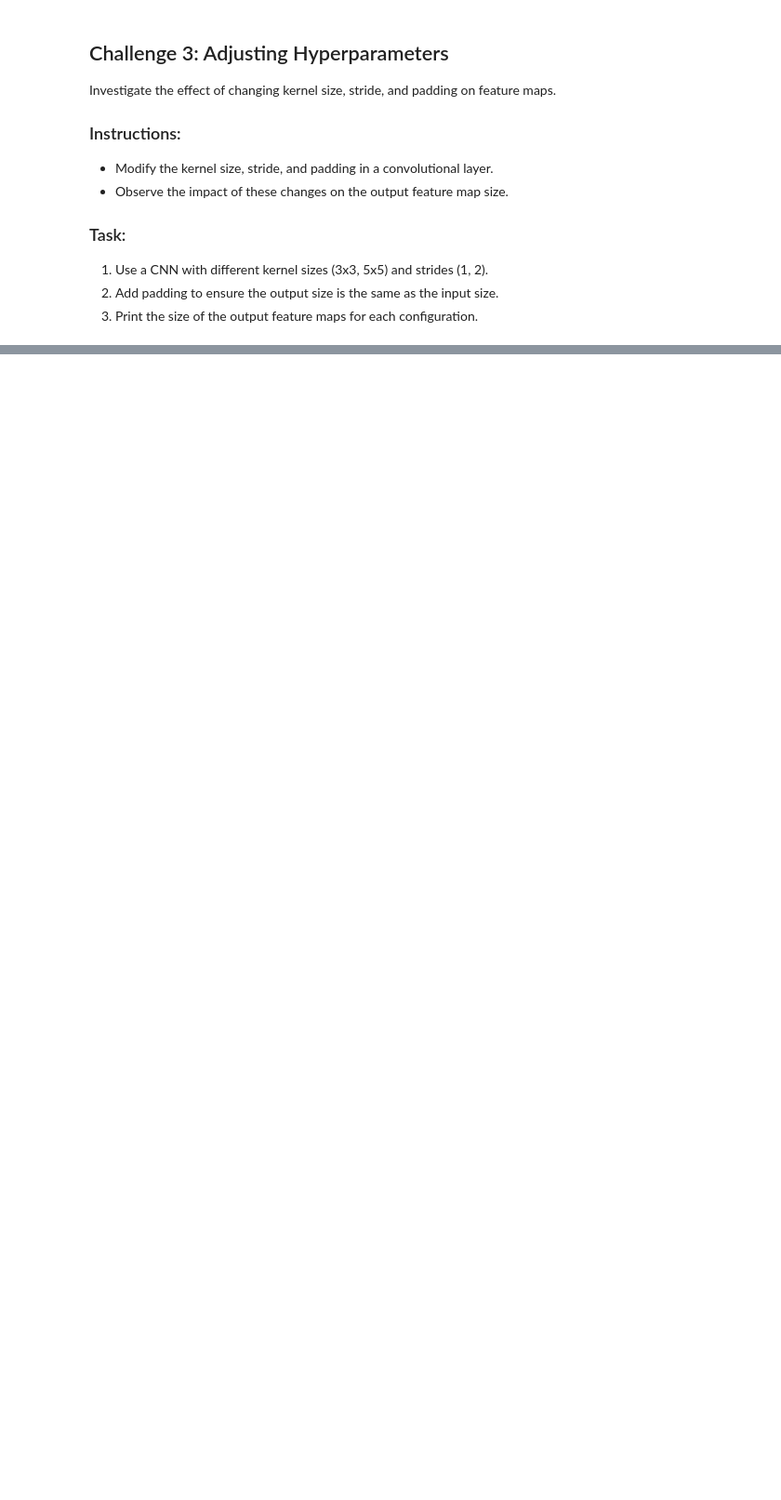
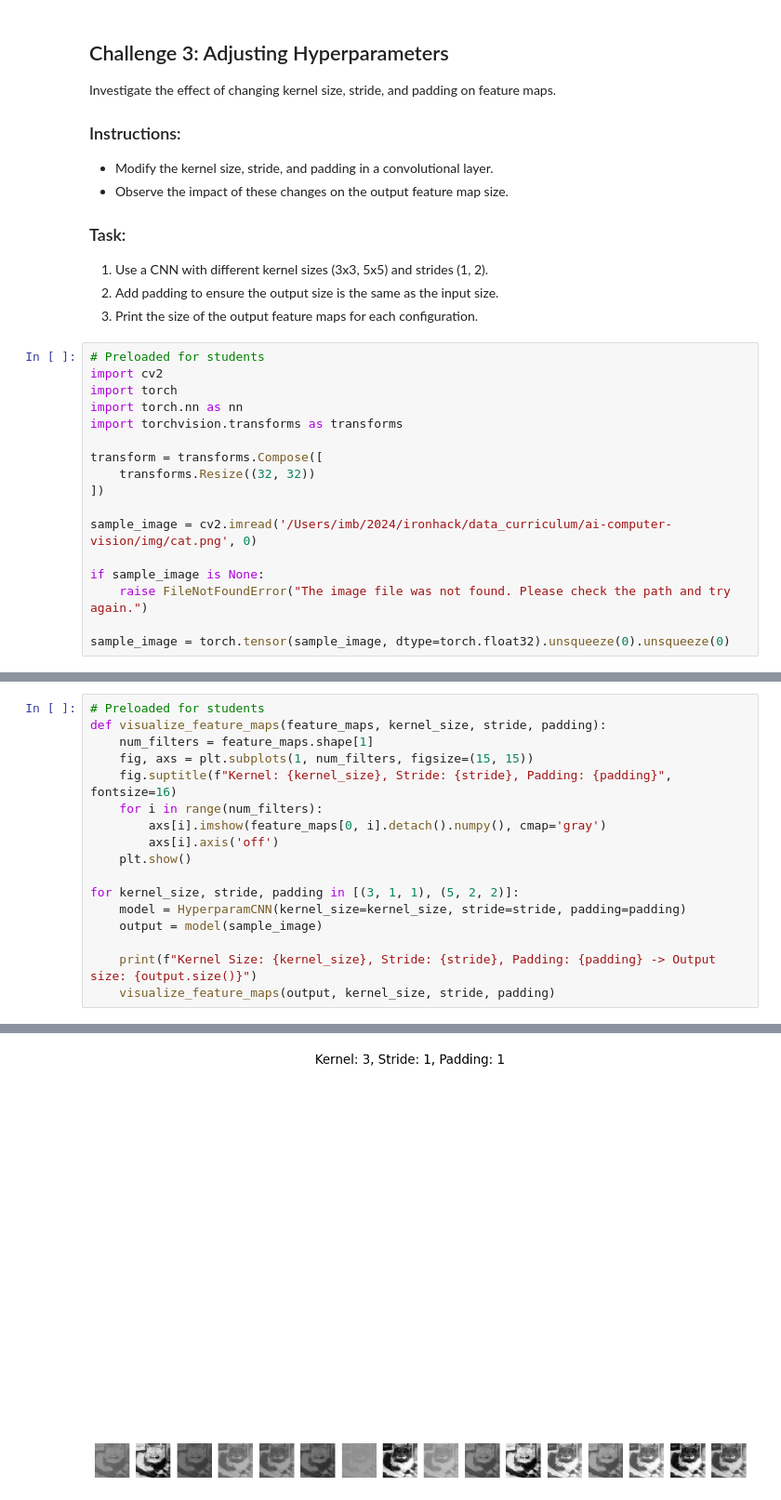
Before and after one commit to isi-mube/AI-Computer-Vision, a Jupyter notebook: labs/lab-ai-experimenting-with-cnn/lab-experimenting-with-cnn.ipynb, the cells around one changed output, grey strips where cells are left out. Shown at 93% size. Drawn from its saved outputs; the diff is of its cells as text; blank space fills up the shorter version.

```diff
--- a/labs/lab-ai-experimenting-with-cnn/lab-experimenting-with-cnn.ipynb
+++ b/labs/lab-ai-experimenting-with-cnn/lab-experimenting-with-cnn.ipynb
@@ -114,4 +162,21 @@ Investigate the effect of changing kernel size, stride, and padding on feature m
 1. Use a CNN with different kernel sizes (3x3, 5x5) and strides (1, 2).
 2. Add padding to ensure the output size is the same as the input size.
 3. Print the size of the output feature maps for each configuration.
+# %%
+# Preloaded for students
+import cv2
+import torch
+import torch.nn as nn
+import torchvision.transforms as transforms
+
+transform = transforms.Compose([
+    transforms.Resize((32, 32))
+])
+
+sample_image = cv2.imread('/Users/imb/2024/ironhack/data_curriculum/ai-computer-vision/img/cat.png', 0)
+
+if sample_image is None:
+    raise FileNotFoundError("The image file was not found. Please check the path and try again.")
+
+sample_image = torch.tensor(sample_image, dtype=torch.float32).unsqueeze(0).unsqueeze(0)
 # %%
@@ -134,0 +191,18 @@ Kernel Size: 5, Stride: 2, Padding: 2 -> Output size: torch.Size([1, 16, 358, 35
+# %%
+# Preloaded for students
+def visualize_feature_maps(feature_maps, kernel_size, stride, padding):
+    num_filters = feature_maps.shape[1]
+    fig, axs = plt.subplots(1, num_filters, figsize=(15, 15))
+    fig.suptitle(f"Kernel: {kernel_size}, Stride: {stride}, Padding: {padding}", fontsize=16)
+    for i in range(num_filters):
+        axs[i].imshow(feature_maps[0, i].detach().numpy(), cmap='gray')
+        axs[i].axis('off')
+    plt.show()
+
+for kernel_size, stride, padding in [(3, 1, 1), (5, 2, 2)]:
+    model = HyperparamCNN(kernel_size=kernel_size, stride=stride, padding=padding)
+    output = model(sample_image)
+
+    print(f"Kernel Size: {kernel_size}, Stride: {stride}, Padding: {padding} -> Output size: {output.size()}")
+    visualize_feature_maps(output, kernel_size, stride, padding)
+# %% [output]
@@ -134,0 +210 @@ Kernel Size: 5, Stride: 2, Padding: 2 -> Output size: torch.Size([1, 16, 358, 35
+[figure, added]
```
Also changed, not shown: parts of 8 cells of this notebook.
